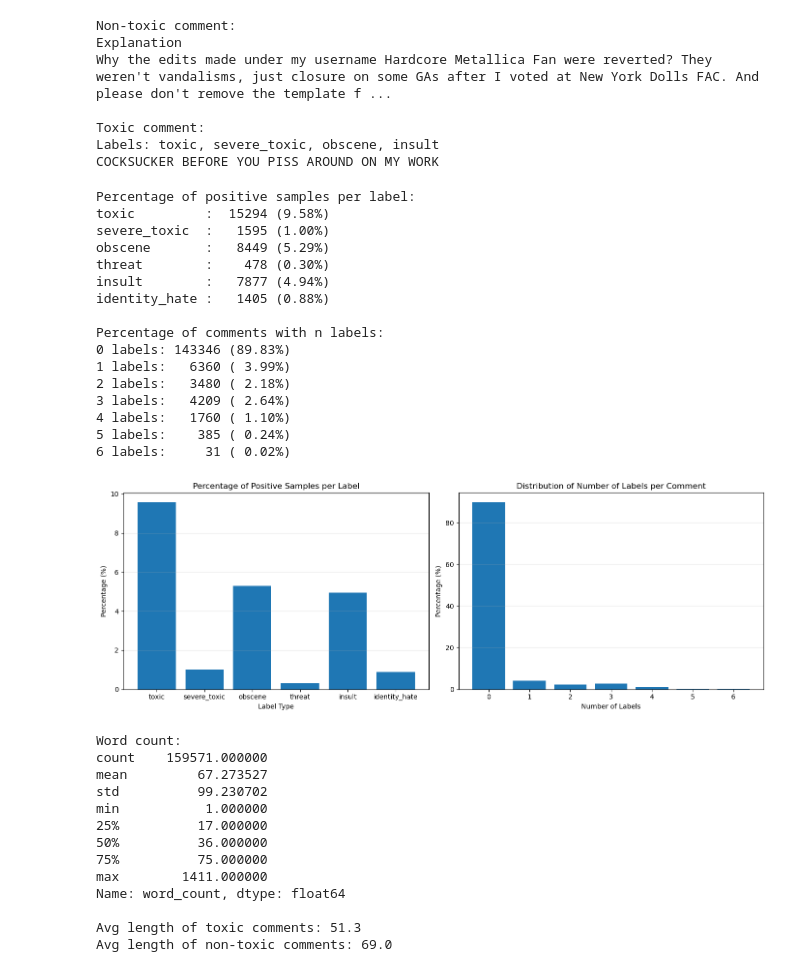
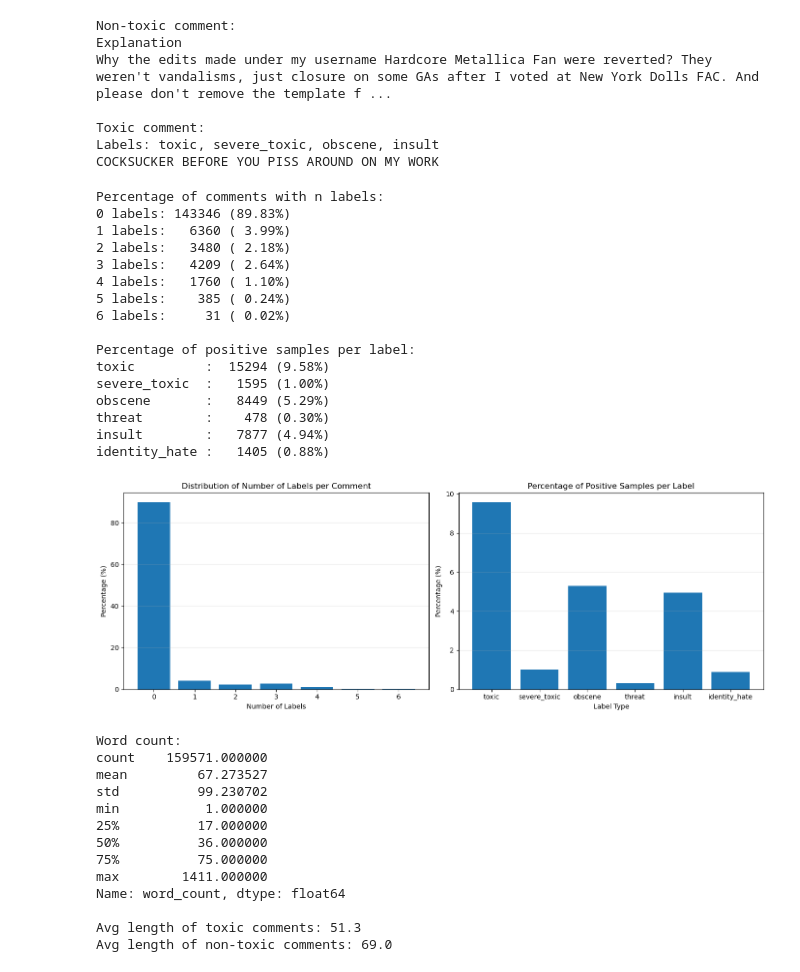
Before and after one commit to AHHHHHH0-0/Toxic-Terminators, a Jupyter notebook: scripts/eda.ipynb, the cells around one changed output. Drawn from its saved outputs; the diff is of its cells as text; code cells hidden in the pictures.

```diff
--- a/scripts/eda.ipynb
+++ b/scripts/eda.ipynb
@@ -66,62 +66,62 @@ Toxic comment:
 Labels: toxic, severe_toxic, obscene, insult
 COCKSUCKER BEFORE YOU PISS AROUND ON MY WORK
 # %%
-# number of samples per label
-print("Percentage of positive samples per label:")
-label_counts = {}
-for col in y_labels:
-    count = train_data[col].sum()
-    pct = (count / len(train_data)) * 100
-    label_counts[col] = pct
-    print(f"{col:14s}: {count:6d} ({pct:.2f}%)")
-
 # number of comments with n labels
-print(f"\nPercentage of comments with n labels:")
+print(f"Percentage of comments with n labels:")
 train_data['num_labels'] = train_data[y_labels].sum(axis=1)
 num_labels_dist = {}
 for i in range(7):
     count = (train_data['num_labels'] == i).sum()
     pct = (count / len(train_data)) * 100
     num_labels_dist[i] = pct
     print(f"{i} labels: {count:6d} ({pct:5.2f}%)")
 
+# number of samples per label
+print("\nPercentage of positive samples per label:")
+label_counts = {}
+for col in y_labels:
+    count = train_data[col].sum()
+    pct = (count / len(train_data)) * 100
+    label_counts[col] = pct
+    print(f"{col:14s}: {count:6d} ({pct:.2f}%)")
+
 # bar plot visualization
 fig, (ax1, ax2) = plt.subplots(1, 2, figsize=(14, 5))
 
-ax1.bar(label_counts.keys(), label_counts.values())
-ax1.set_title('Percentage of Positive Samples per Label')
-ax1.set_xlabel('Label Type')
+ax1.bar(num_labels_dist.keys(), num_labels_dist.values())
+ax1.set_title('Distribution of Number of Labels per Comment')
+ax1.set_xlabel('Number of Labels')
 ax1.set_ylabel('Percentage (%)')
-ax1.tick_params(axis='x')
+ax1.set_xticks(range(7))
 ax1.grid(axis='y', alpha=0.3)
 
-ax2.bar(num_labels_dist.keys(), num_labels_dist.values())
-ax2.set_title('Distribution of Number of Labels per Comment')
-ax2.set_xlabel('Number of Labels')
+ax2.bar(label_counts.keys(), label_counts.values())
+ax2.set_title('Percentage of Positive Samples per Label')
+ax2.set_xlabel('Label Type')
 ax2.set_ylabel('Percentage (%)')
-ax2.set_xticks(range(7))
+ax2.tick_params(axis='x')
 ax2.grid(axis='y', alpha=0.3)
 
 plt.tight_layout()
 plt.show()
 # %% [output]
-Percentage of positive samples per label:
-toxic         :  15294 (9.58%)
-severe_toxic  :   1595 (1.00%)
-obscene       :   8449 (5.29%)
-threat        :    478 (0.30%)
-insult        :   7877 (4.94%)
-identity_hate :   1405 (0.88%)
-
 Percentage of comments with n labels:
 0 labels: 143346 (89.83%)
 1 labels:   6360 ( 3.99%)
 2 labels:   3480 ( 2.18%)
 3 labels:   4209 ( 2.64%)
 4 labels:   1760 ( 1.10%)
 5 labels:    385 ( 0.24%)
 6 labels:     31 ( 0.02%)
+
+Percentage of positive samples per label:
+toxic         :  15294 (9.58%)
+severe_toxic  :   1595 (1.00%)
+obscene       :   8449 (5.29%)
+threat        :    478 (0.30%)
+insult        :   7877 (4.94%)
+identity_hate :   1405 (0.88%)
-[figure, old version]
+[figure, new version]
 # %%
 # text length
 train_data['word_count'] = train_data['comment_text'].str.split().str.len()
```
